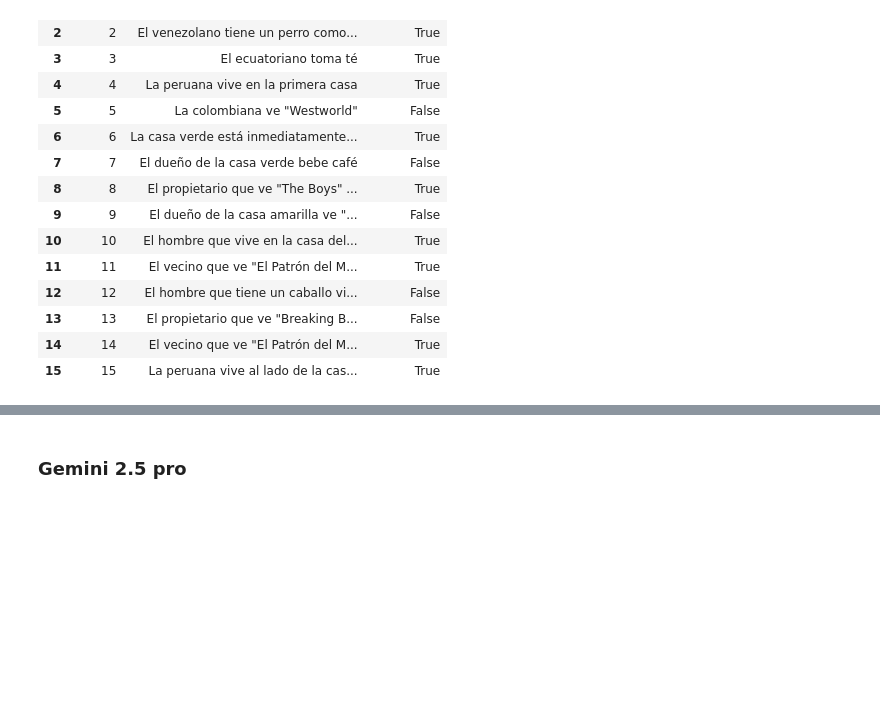
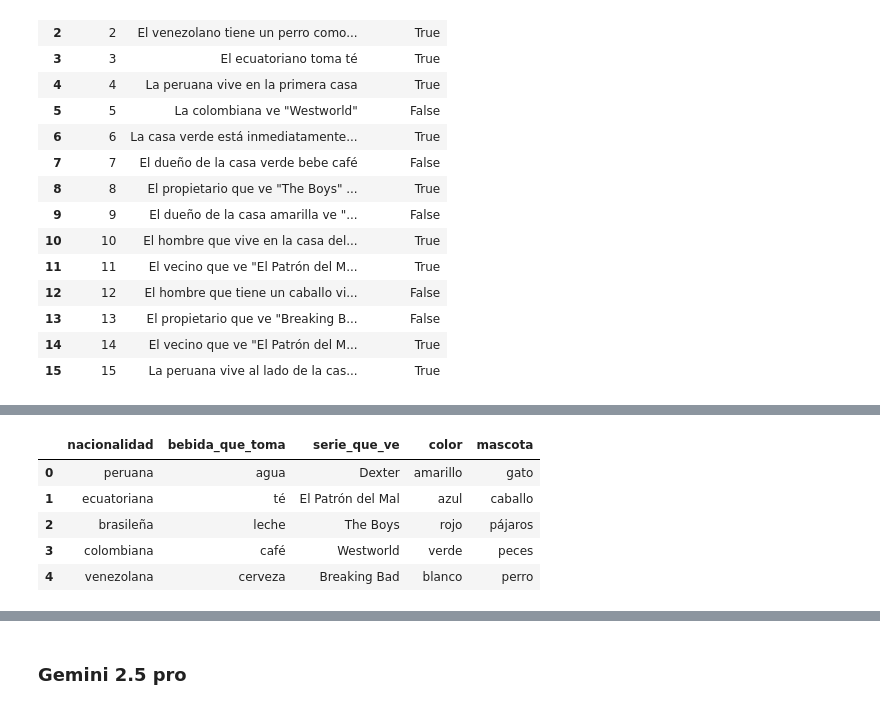
Before and after one commit to cuckookernel/talks-blogs-etc, a Jupyter notebook: AI-ML-DL-LLMs-HashHouse/einsteins_puzzle/Acertijo-Einstein.ipynb, the cells around one changed output, grey strips where cells are left out. Saved outputs shown, nothing was run; the diff lists cells and outputs as text; code cells hidden in the pictures; blank space fills up the shorter version.

```diff
--- a/AI-ML-DL-LLMs-HashHouse/Acertijo-Einstein.ipynb
+++ b/AI-ML-DL-LLMs-HashHouse/einsteins_puzzle/Acertijo-Einstein.ipynb
@@ -602,0 +814,47 @@ Por favor intenta nuevamente.
+# %%
+chatgpt_o3 = [
+  {
+    "nacionalidad": "peruana",
+    "bebida_que_toma": "agua",
+    "serie_que_ve": "Dexter",
+    "color": "amarillo",
+    "mascota": "gato"
+  },
+  {
+    "nacionalidad": "ecuatoriana",
+    "bebida_que_toma": "té",
+    "serie_que_ve": "El Patrón del Mal",
+    "color": "azul",
+    "mascota": "caballo"
+  },
+  {
+    "nacionalidad": "brasileña",
+    "bebida_que_toma": "leche",
+    "serie_que_ve": "The Boys",
+    "color": "rojo",
+    "mascota": "pájaros"
+  },
+  {
+    "nacionalidad": "colombiana",
+    "bebida_que_toma": "café",
+    "serie_que_ve": "Westworld",
+    "color": "verde",
+    "mascota": "peces"
+  },
+  {
+    "nacionalidad": "venezolana",
+    "bebida_que_toma": "cerveza",
+    "serie_que_ve": "Breaking Bad",
+    "color": "blanco",
+    "mascota": "perro"
+  }
+]
+
+pd.DataFrame(chatgpt_o3)
+# %% [output]
+|  | nacionalidad | bebida_que_toma | serie_que_ve | color | mascota |
+| 0 | peruana | agua | Dexter | amarillo | gato |
+| 1 | ecuatoriana | té | El Patrón del Mal | azul | caballo |
+| 2 | brasileña | leche | The Boys | rojo | pájaros |
+| 3 | colombiana | café | Westworld | verde | peces |
+| 4 | venezolana | cerveza | Breaking Bad | blanco | perro |
```
Also changed, not shown: parts of 26 cells of this notebook, 1 other file.
